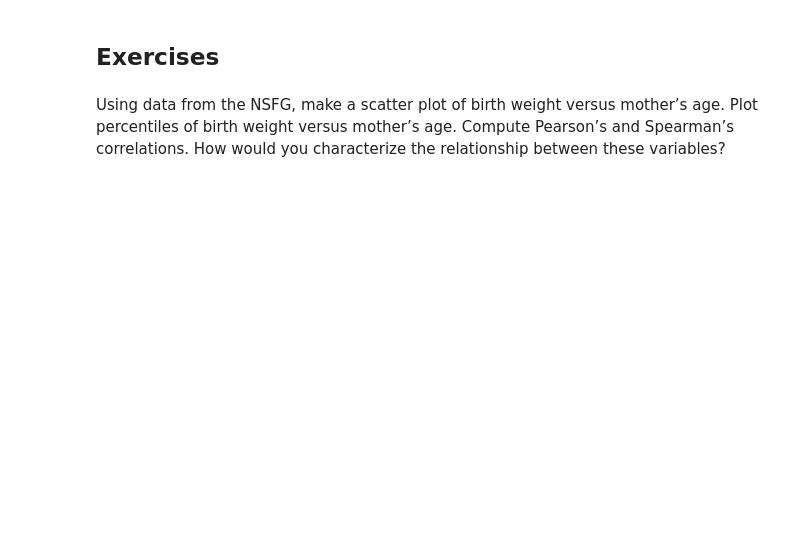
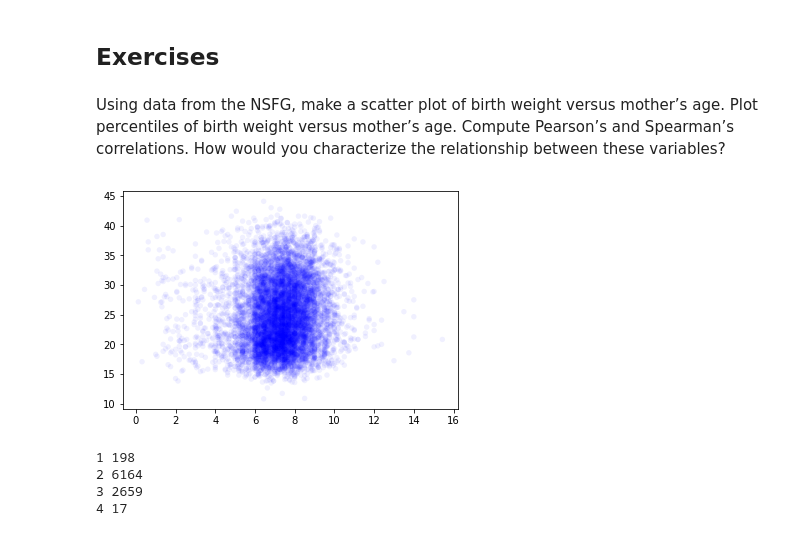
Before and after one commit to SeanCCarter/ThinkStats2, a Jupyter notebook: code/chap07mine.ipynb, the cells around one changed output. Saved outputs shown, nothing was run; the diff lists cells and outputs as text; code cells hidden in the pictures; blank space fills up the shorter version.

```diff
--- a/code/chap07mine.ipynb
+++ b/code/chap07mine.ipynb
@@ -264,0 +282,7 @@ live = live.dropna(subset=['agepreg', 'totalwgt_lb'])
+# %%
+weights = live.totalwgt_lb
+ages = live.agepreg
+# %%
+thinkplot.Scatter(weights, ages, alpha=.06)
+# %% [output]
+[figure, added]
@@ -264,0 +293,8 @@ live = live.dropna(subset=['agepreg', 'totalwgt_lb'])
+# %%
+for i, group in groups:
+    print(i, len(group))
+# %% [output]
+1 198
+2 6164
+3 2659
+4 17
```
Also changed, not shown: parts of 23 cells of this notebook.
